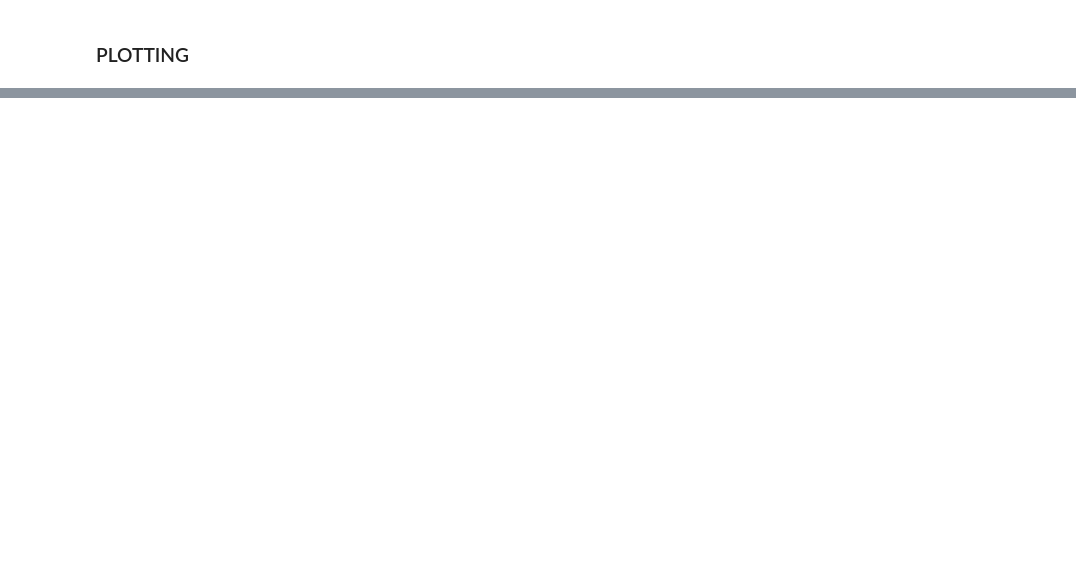
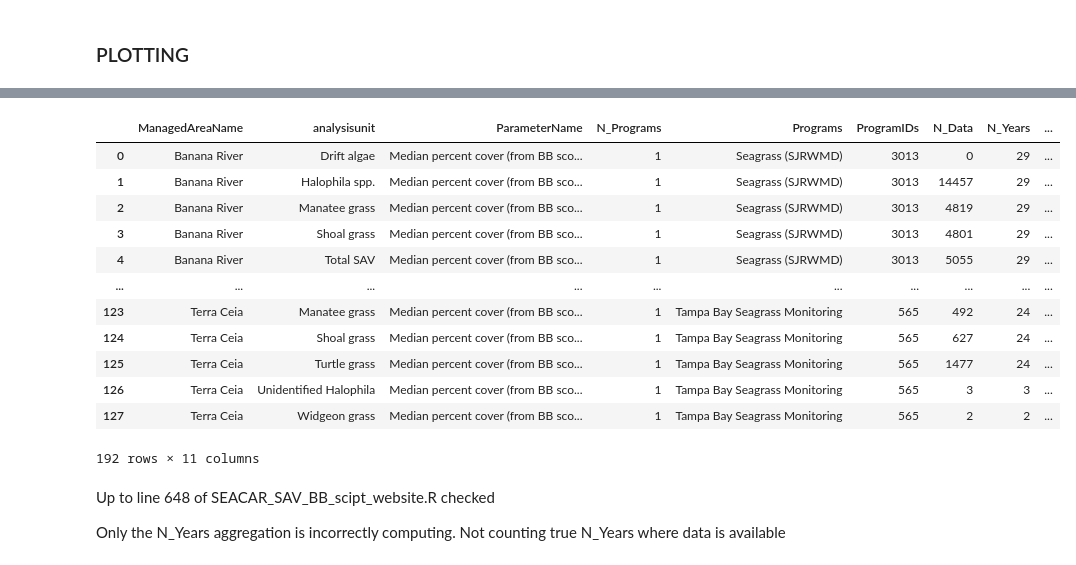
Before and after one commit to tylerhill122/SEACAR-SAV-script, a Jupyter notebook: SAV Script.ipynb, the cells around one changed output, grey strips where cells are left out. Saved outputs shown, nothing was run; the diff lists cells and outputs as text; code cells hidden in the pictures; blank space fills up the shorter version.

```diff
--- a/SAV Script.ipynb
+++ b/SAV Script.ipynb
@@ -131,7 +159,4 @@ SAV3.loc[~SAV3['Drift_Attached'].isna(), 'analysisunit'] = SAV3.loc[~SAV3['Drift
 # %%
-# Remove rows with NA in analysisunit column
-SAV4 = SAV3.dropna(subset=['analysisunit']).copy()
-
 # Save SAV4 as RDS file / pickle
 SAV4.to_pickle("SAV/output/SAV_DataUsed.pkl")
 
@@ -333,4 +335,2 @@ plt.rcParams.update(plot_theme)
 ma_halspp = ["Banana River", "Indian River-Malabar to Vero Beach", "Indian River-Vero Beach to Ft. Pierce", "Jensen Beach to Jupiter Inlet",
              "Loxahatchee River-Lake Worth Creek", "Mosquito Lagoon", "Biscayne Bay", "Florida Keys NMS"]
-# %%
-SAV4.ProgramID = SAV4.ProgramID.astype(str)
@@ -474,0 +353,44 @@ stats_pa
+# %%
+filtered_SAV4_2 = SAV4[~SAV4.ManagedAreaName.isin(ma_halspp)].copy()
+
+# Group by 'ManagedAreaName' and 'analysisunit_halid' and compute the summary statistics
+stats_pct2 = filtered_SAV4_2.groupby(['ManagedAreaName', 'analysisunit_halid']).agg(
+    ParameterName=("ParameterName", lambda x: "Median percent cover (from BB scores)"),
+    N_Programs=("ProgramID", lambda x: len(x.unique())),
+    Programs=("ProgramName", lambda x: ', '.join(sorted(x.unique()))),
+    ProgramIDs=("ProgramID", lambda x: ', '.join(sorted(x.unique()))),
+    N_Data=("BB_pct", lambda x: x.count()),
+    N_Years=("Year", lambda x: len(x[~x.isna()].unique()) if x.count() > 0 else 0),
+    EarliestYear=("Year", lambda x: x.min()),
+    LatestYear=("Year", lambda x: x.max()),
+).reset_index()
+
+stats_pct2['SufficientData'] = np.where((stats_pct2.N_Data>0)&(stats_pct2.N_Years>=5), True, False)
+# %%
+# Rename the column "analysisunit_halid" to "analysisunit" in 'stats_pct2'
+stats_pct2.rename(columns={'analysisunit_halid': 'analysisunit'}, inplace=True)
+
+# Combine the distinct rows of 'stats_pct' and 'stats_pct2'
+stats_pct = pd.concat([stats_pct, stats_pct2]).drop_duplicates()
+
+# For rows in 'stats_pct' where 'N_Years' is equal to 0, replace the values of "EarliestYear" and "LatestYear" with NaN
+stats_pct.loc[stats_pct['N_Years'] == 0, ['EarliestYear', 'LatestYear']] = pd.NaT
+
+# Write the 'stats_pct' DataFrame to a text file using '|' as the separator
+stats_pct.to_csv("SAV/output/SAV_BBpct_Stats.txt", sep="|", index=False)
+# %%
+stats_pct
+# %% [output]
+|  | ManagedAreaName | analysisunit | ParameterName | N_Programs | Programs | ProgramIDs | N_Data | N_Years | ... |
+| 0 | Banana River | Drift algae | Median percent cover (from BB sco... | 1 | Seagrass (SJRWMD) | 3013 | 0 | 29 | ... |
+| 1 | Banana River | Halophila spp. | Median percent cover (from BB sco... | 1 | Seagrass (SJRWMD) | 3013 | 14457 | 29 | ... |
+| 2 | Banana River | Manatee grass | Median percent cover (from BB sco... | 1 | Seagrass (SJRWMD) | 3013 | 4819 | 29 | ... |
+| 3 | Banana River | Shoal grass | Median percent cover (from BB sco... | 1 | Seagrass (SJRWMD) | 3013 | 4801 | 29 | ... |
+| 4 | Banana River | Total SAV | Median percent cover (from BB sco... | 1 | Seagrass (SJRWMD) | 3013 | 5055 | 29 | ... |
+| ... | ... | ... | ... | ... | ... | ... | ... | ... | ... |
+| 123 | Terra Ceia | Manatee grass | Median percent cover (from BB sco... | 1 | Tampa Bay Seagrass Monitoring | 565 | 492 | 24 | ... |
+| 124 | Terra Ceia | Shoal grass | Median percent cover (from BB sco... | 1 | Tampa Bay Seagrass Monitoring | 565 | 627 | 24 | ... |
+| 125 | Terra Ceia | Turtle grass | Median percent cover (from BB sco... | 1 | Tampa Bay Seagrass Monitoring | 565 | 1477 | 24 | ... |
+| 126 | Terra Ceia | Unidentified Halophila | Median percent cover (from BB sco... | 1 | Tampa Bay Seagrass Monitoring | 565 | 3 | 3 | ... |
+| 127 | Terra Ceia | Widgeon grass | Median percent cover (from BB sco... | 1 | Tampa Bay Seagrass Monitoring | 565 | 2 | 2 | ... |
+192 rows × 11 columns
@@ -474,0 +449,4 @@ stats_pa
+# %% [markdown]
+Up to line 648 of SEACAR_SAV_BB_scipt_website.R checked
+
+Only the N_Years aggregation is incorrectly computing. Not counting true N_Years where data is available
```
Also changed, not shown: parts of 42 cells of this notebook.
